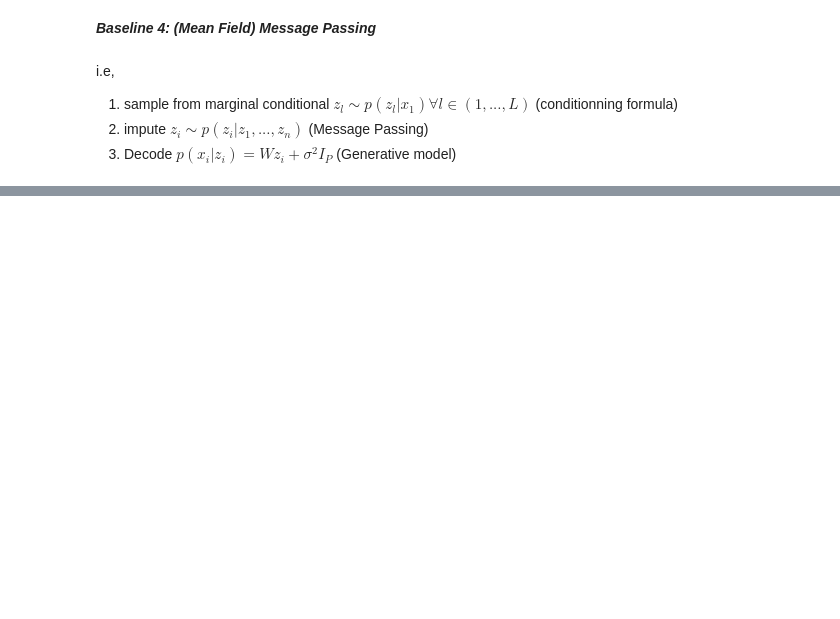
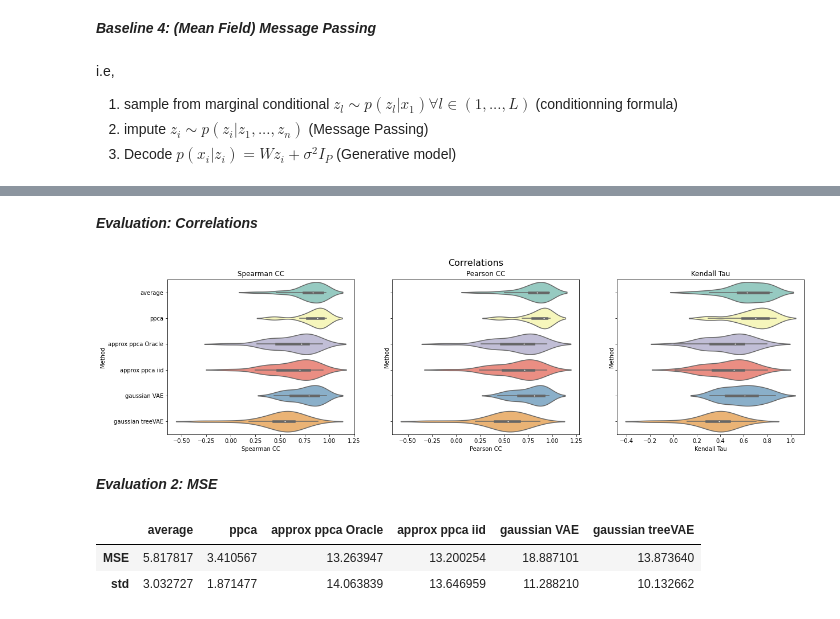
Before and after one commit to khalilouardini/treeVAE-reproducibility, a Jupyter notebook: scvi/external/notebooks/PPCA.ipynb, the cells around one changed output, grey strips where cells are left out. Drawn from its saved outputs; the diff is of its cells as text; code cells hidden in the pictures; blank space fills up the shorter version.

```diff
--- a/scvi/external/notebooks/PPCA.ipynb
+++ b/scvi/external/notebooks/PPCA.ipynb
@@ -1071,0 +429,10 @@ plt.show()
+# %%
+imputed_avg_vae, _ = scvi_baseline_z(tree=tree,
+                                 model=vae,
+                                 posterior=posterior,
+                                 weighted=True,
+                                 n_samples_z=1,
+                                 gaussian=True
+                                )
+internal_vae_X = np.array([x for x in imputed_avg_vae.values()]).reshape(-1, ppca.X.shape[1])
+internal_vae_X.shape
@@ -1071,0 +606,23 @@ plt.show()
+# %%
+internal_treevae_X = [x for x in imputed.values()]
+internal_treevae_X = np.array(internal_treevae_X).reshape(-1, cas_dataset.X.shape[1])
+# %% [markdown]
+***Evaluation: Correlations***
+# %%
+#data = {'groundtruth': internal_X, 'average': internal_avg_X, 'ppca':internal_ppca_X,
+#        'approx ppca Oracle':imputed_X, 'approx ppca mean field': imputed_X2,
+#        'gaussian VAE': internal_vae_X, 'gaussian treeVAE': internal_treevae_X
+#      }
+
+data = {'groundtruth': internal_X.T, 'average': internal_avg_X.T, 'ppca':internal_ppca_X.T,
+        'approx ppca Oracle':imputed_X.T, 'approx ppca iid': imputed_X2.T,
+        'gaussian VAE': internal_vae_X.T, 'gaussian treeVAE': internal_treevae_X.T
+       }
+
+df1 = correlations(data, 'None', True)
+df1.head(5)
+plt.show()
+# %% [output]
+[figure, added]
+# %% [markdown]
+***Evaluation 2: MSE***
@@ -1071,0 +640,6 @@ plt.show()
+# %%
+results
+# %% [output]
+|  | average | ppca | approx ppca Oracle | approx ppca iid | gaussian VAE | gaussian treeVAE |
+| MSE | 5.817817 | 3.410567 | 13.263947 | 13.200254 | 18.887101 | 13.873640 |
+| std | 3.032727 | 1.871477 | 14.063839 | 13.646959 | 11.288210 | 10.132662 |
```
Also changed, not shown: parts of 147 cells of this notebook, 8 other files.
